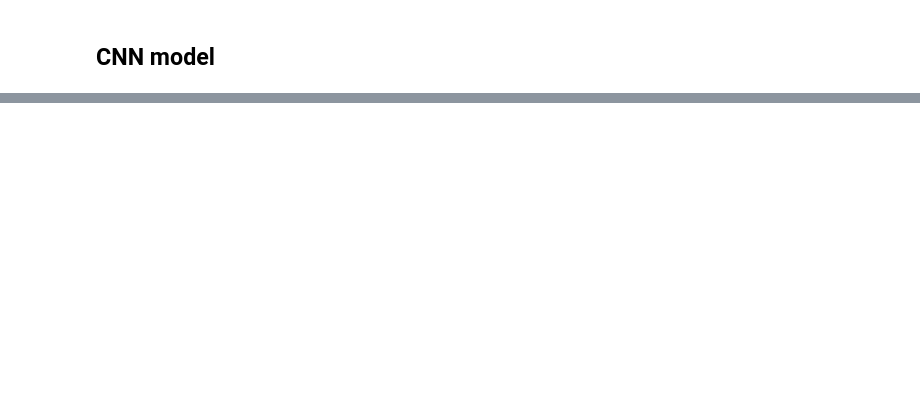
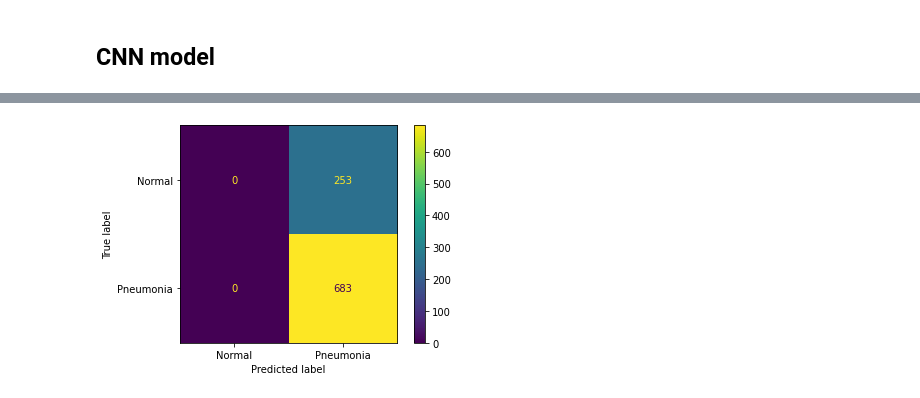
Before and after one commit to zpollats/NeuralNetworkXRayClassification, a Jupyter notebook: working_notebook.ipynb, the cells around one changed output, grey strips where cells are left out. Cells and saved outputs as stored; diff of their text form; code cells hidden in the pictures; blank space fills up the shorter version.

```diff
--- a/working_notebook.ipynb
+++ b/working_notebook.ipynb
@@ -254,0 +428,5 @@ NameError: name 'model' is not defined
+# %%
+#getting images and labels for models
+train_data, train_labels = next (train_generator)
+test_data, test_labels = next (test_generator)
+val_data, val_labels = next (validation_generator)
@@ -254,0 +550,4 @@ NameError: name 'model' is not defined
+# %%
+cm_labels = ['Normal','Pneumonia']
+disp = ConfusionMatrixDisplay(confusion_matrix=cm,
+                              display_labels=cm_labels)
@@ -254,0 +559,6 @@ NameError: name 'model' is not defined
+# %%
+disp = disp.plot()
+
+plt.show()
+# %% [output]
+[figure, added]
```
Also changed, not shown: parts of 60 cells of this notebook.
